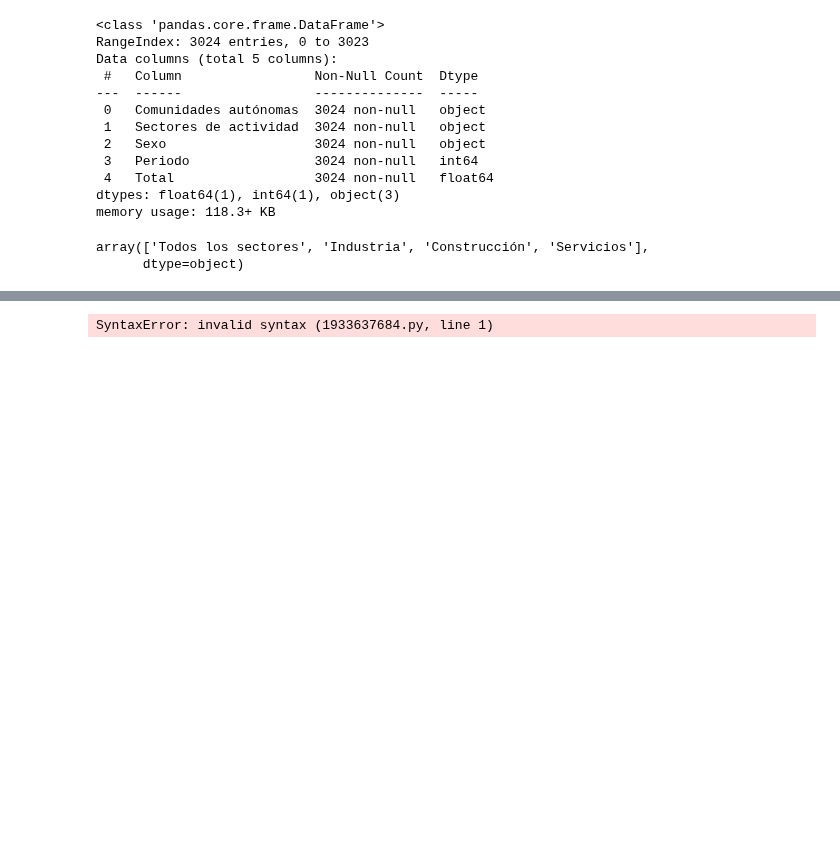
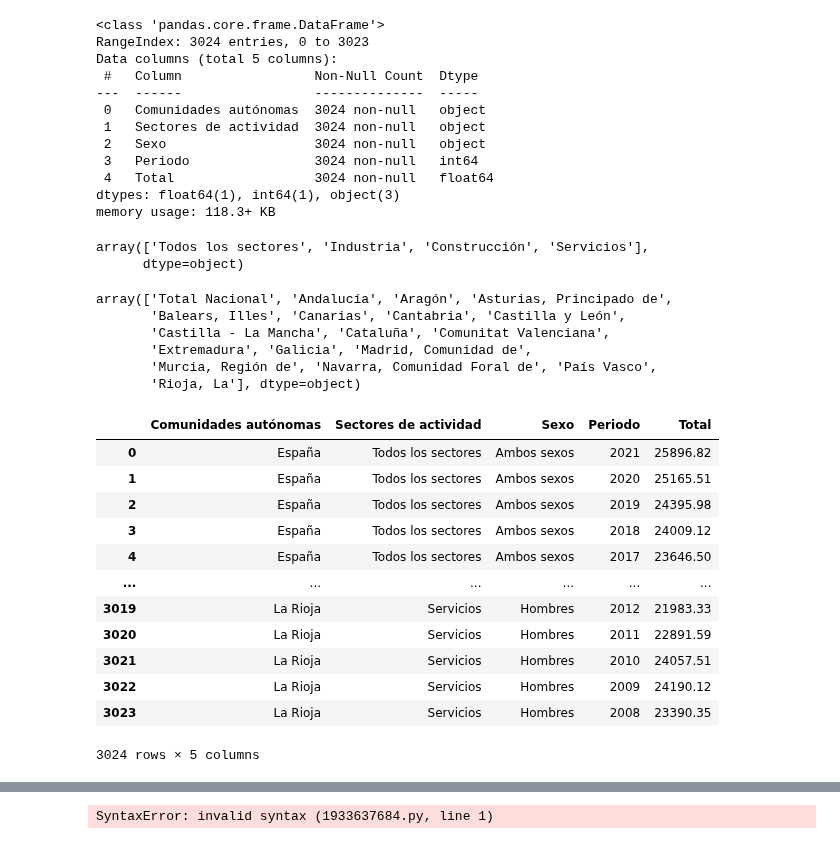
Before and after one commit to Gbau11/Empleo-Espa-a, a Jupyter notebook: code/paro_actividad.ipynb, the cells around one changed output, grey strips where cells are left out. Cells and saved outputs as stored; diff of their text form; code cells hidden in the pictures; blank space fills up the shorter version.

```diff
--- a/code/paro_actividad.ipynb
+++ b/code/paro_actividad.ipynb
@@ -586,3 +709,30 @@ sal_sect['Sectores de actividad'].unique()v
 # %% [output]
 array(['Todos los sectores', 'Industria', 'Construcción', 'Servicios'],
       dtype=object)
+# %%
+sal_sect['Comunidades autónomas'].unique()
+# %% [output]
+array(['Total Nacional', 'Andalucía', 'Aragón', 'Asturias, Principado de',
+       'Balears, Illes', 'Canarias', 'Cantabria', 'Castilla y León',
+       'Castilla - La Mancha', 'Cataluña', 'Comunitat Valenciana',
+       'Extremadura', 'Galicia', 'Madrid, Comunidad de',
+       'Murcia, Región de', 'Navarra, Comunidad Foral de', 'País Vasco',
+       'Rioja, La'], dtype=object)
+# %%
+sal_sect['Comunidades autónomas'] = sal_sect['Comunidades autónomas'].str.replace('Total Nacional','España').str.replace('Asturias, Principado de','Asturias').str.replace('Balears, Illes','Islas Baleares').str.replace('Castilla - La Mancha','Castilla-La Mancha').str.replace('Madrid, Comunidad de','Madrid').str.replace('Murcia, Región de','Murcia').str.replace('Navarra, Comunidad Foral de','Navarra').str.replace('Rioja, La','La Rioja').str.replace('Comunitat Valenciana','Comunidad Valenciana')
+# %%
+sal_sect
+# %% [output]
+|  | Comunidades autónomas | Sectores de actividad | Sexo | Periodo | Total |
+| 0 | España | Todos los sectores | Ambos sexos | 2021 | 25896.82 |
+| 1 | España | Todos los sectores | Ambos sexos | 2020 | 25165.51 |
+| 2 | España | Todos los sectores | Ambos sexos | 2019 | 24395.98 |
+| 3 | España | Todos los sectores | Ambos sexos | 2018 | 24009.12 |
+| 4 | España | Todos los sectores | Ambos sexos | 2017 | 23646.50 |
+| ... | ... | ... | ... | ... | ... |
+| 3019 | La Rioja | Servicios | Hombres | 2012 | 21983.33 |
+| 3020 | La Rioja | Servicios | Hombres | 2011 | 22891.59 |
+| 3021 | La Rioja | Servicios | Hombres | 2010 | 24057.51 |
+| 3022 | La Rioja | Servicios | Hombres | 2009 | 24190.12 |
+| 3023 | La Rioja | Servicios | Hombres | 2008 | 23390.35 |
+3024 rows × 5 columns
```
Also changed, not shown: parts of 50 cells of this notebook.
